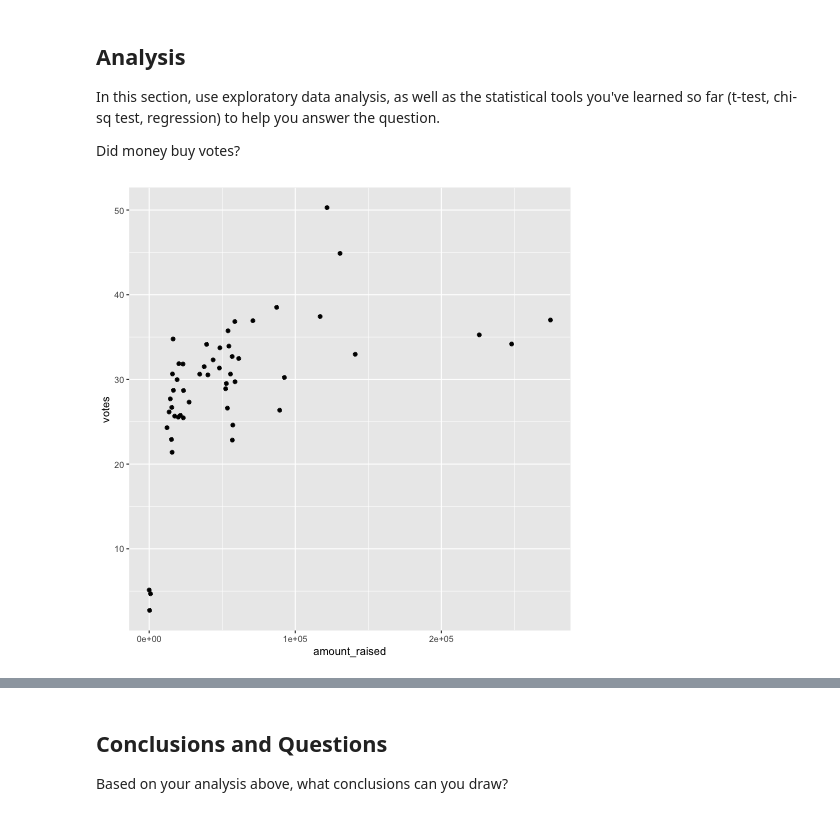
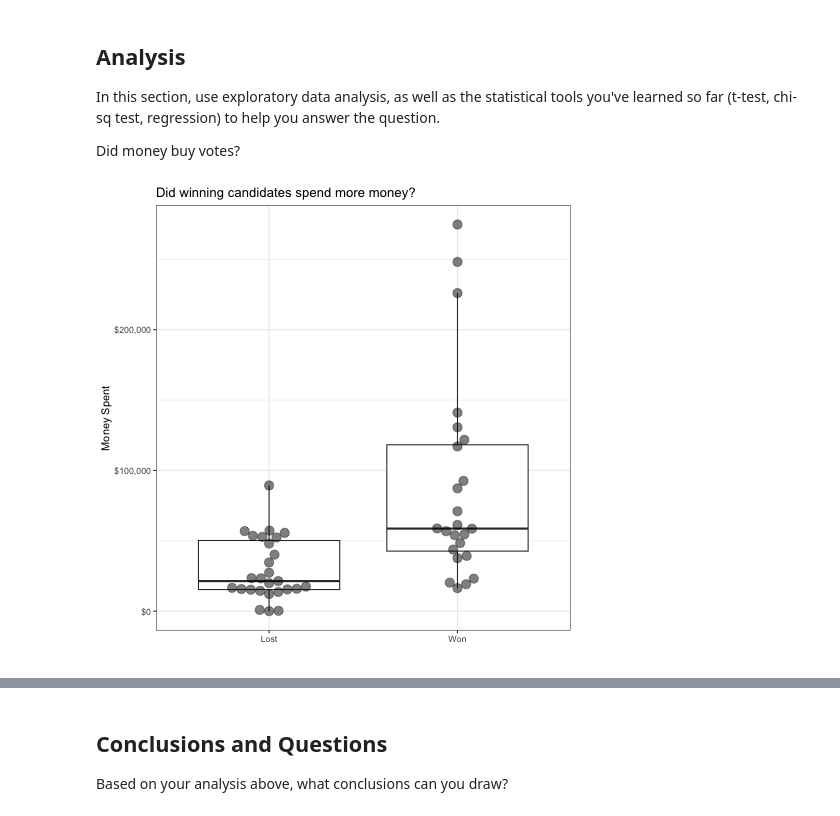
Before and after one commit to data4news/dollars-to-votes-sf-2024, a Jupyter notebook: notebook.ipynb, the cells around one changed output, grey strips where cells are left out. Saved outputs shown, nothing was run; the diff lists cells and outputs as text; code cells hidden in the pictures.

```diff
--- a/notebook.ipynb
+++ b/notebook.ipynb
@@ -103,14 +107,22 @@ df$won <- factor(df$won, levels=c(FALSE, TRUE), labels=c("Lost", "Won"))
 In this section, use exploratory data analysis, as well as the statistical tools you've learned so far (t-test, chi-sq test, regression) to help you answer the question.
 
 Did money buy votes?
-# %%
-%%R
-# contest	amount_raised	slate	count	votes	race	won
-ggplot(df) +
-    aes(x=amount_raised, y=votes) +
-    geom_point()
-# %% [output]
-[figure, removed]
+# %%
+%%R
+
+library(ggbeeswarm)
+
+ggplot(df) +
+    aes(x=won, y=amount_raised) +
+    # boxplot without outliers
+    geom_boxplot(outlier.shape = NA) +
+    geom_beeswarm(cex=2.5, alpha=.5, size=4) +
+    # stop showing y axis in scientific notation, it's money
+    scale_y_continuous(labels = scales::dollar) +
+    labs(title="Did winning candidates spend more money?", x="", y="Money Spent") +
+    theme_bw()
+# %% [output]
+[figure, added]
 # %%
 %%R
 
```
Also changed, not shown: parts of 9 cells of this notebook.
